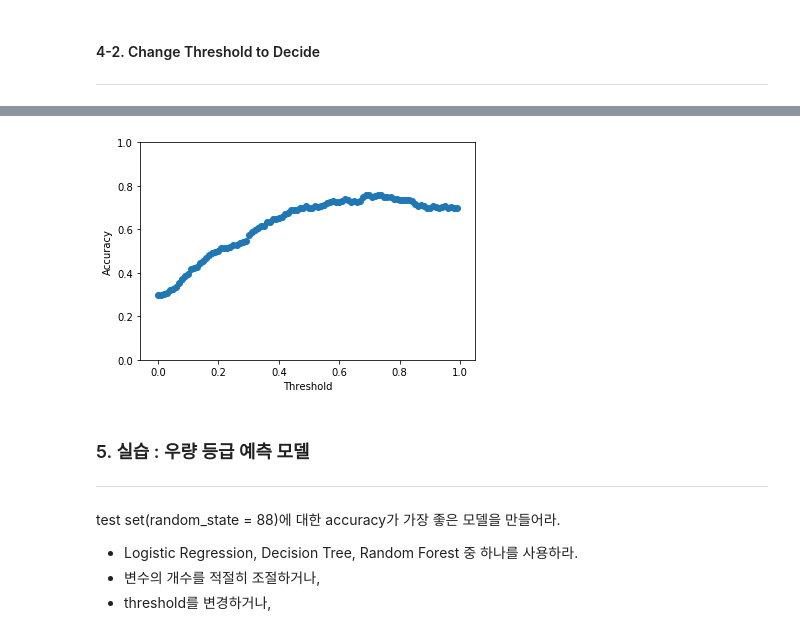
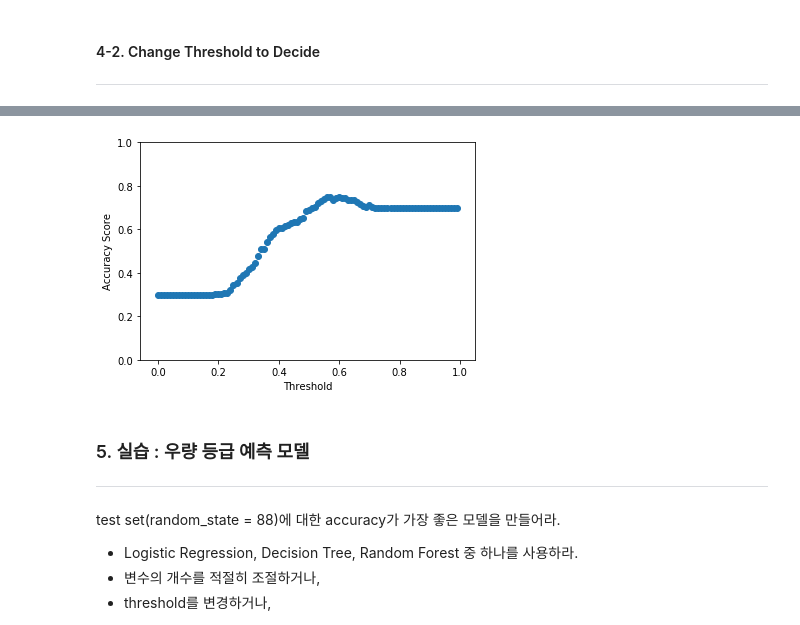
Before and after one commit to msjo91/BD_SNU, a Jupyter notebook: data_mining/0822_classification/#4. Classification.ipynb, the cells around one changed output, grey strips where cells are left out. Drawn from its saved outputs; the diff is of its cells as text; code cells hidden in the pictures.

```diff
--- a/data_mining/0822_classification/#4. Classification.ipynb
+++ b/data_mining/0822_classification/#4. Classification.ipynb
@@ -110,5 +134,5 @@ preprocessed_df
 1000 rows × 49 columns
 # %%
 # change Label
-preprocessed_df.RESPONSE = df.RESPONSE-1
-preprocessed_df.RESPONSE
+preprocessed_df.loc[df.RESPONSE==1, 'RESPONSE'] = 0
+preprocessed_df.loc[df.RESPONSE==2, 'RESPONSE'] = 1
@@ -146,5 +152,2 @@ X_train, X_test, y_train, y_test = train_test_split(X, y, test_size=0.25, random
-# %%
-splited_list = train_test_split(X, y, test_size=0.25, random_state=77, stratify=y)
-X_train = splited_list[0]
 # %%
 # is it true...?
@@ -458,5 +468,5 @@ from sklearn.ensemble import RandomForestClassifier
 # set parameters
 n_estimators = 100
 class_weight = 'balanced'
-max_depth = 5
+max_depth = 4
 # %%
@@ -527,15 +533,12 @@ import numpy as np
 # change Treshold
 
 # .predict_prob
-y_pred_prob = lr_model.predict_proba(X=X_test)
+# acurracy
+y_pred_prob = rf_model.predict_proba(X=X_test)
 thresholds = np.arange(0, 1, 0.01)
 
-# acurracy
 from sklearn.metrics import accuracy_score
-
-accuracies = []
-# accuracy_by_threshold
+threshold_accuracies = list()
 for t in thresholds:
-    y_pred = y_pred_prob[:, 1] > t
-    accuracies.append(accuracy_score(y_pred=y_pred, y_true=y_test))
-accuracies
+    threshold_accuracies.append(accuracy_score(y_pred=y_pred_prob[:, 1] > t, y_true=y_test))
+    confusion_matrix(y_pred=y_pred_prob[:, 1] > t, y_true=y_test)
@@ -560,14 +545,14 @@ accuracies
 # %%
 # threshold vs. accuracy score
-import matplotlib.pyplot as plt
 plt.figure()
-plt.scatter(thresholds, accuracies)
+plt.scatter(thresholds, threshold_accuracies)
+plt.ylim([0, 1])
 plt.xlabel('Threshold')
-plt.ylabel('Accuracy')
-plt.ylim([0, 1])
+plt.ylabel('Accuracy Score')
+plt.title('')
 plt.show()
 # %% [output]
-[figure, old version]
+[figure, new version]
 # %% [markdown]
 ### 5. 실습 : 우량 등급 예측 모델
 ---
```
Also changed, not shown: parts of 50 cells of this notebook.
